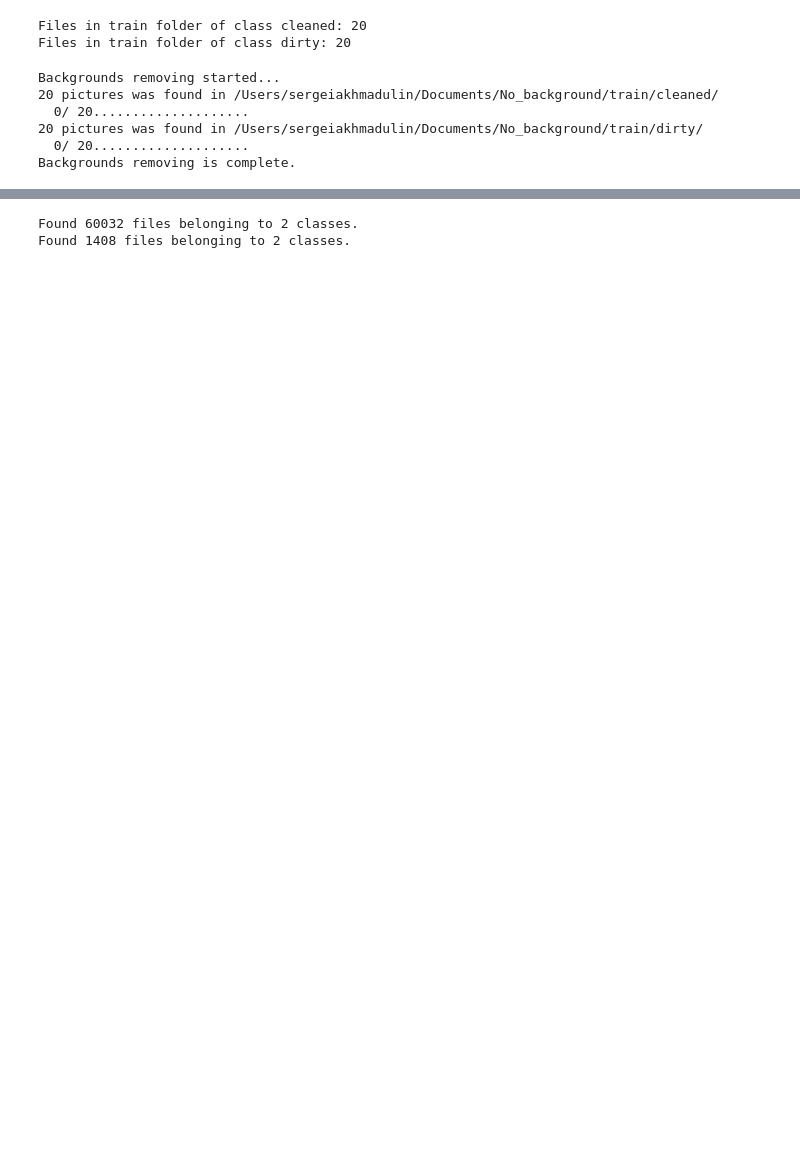
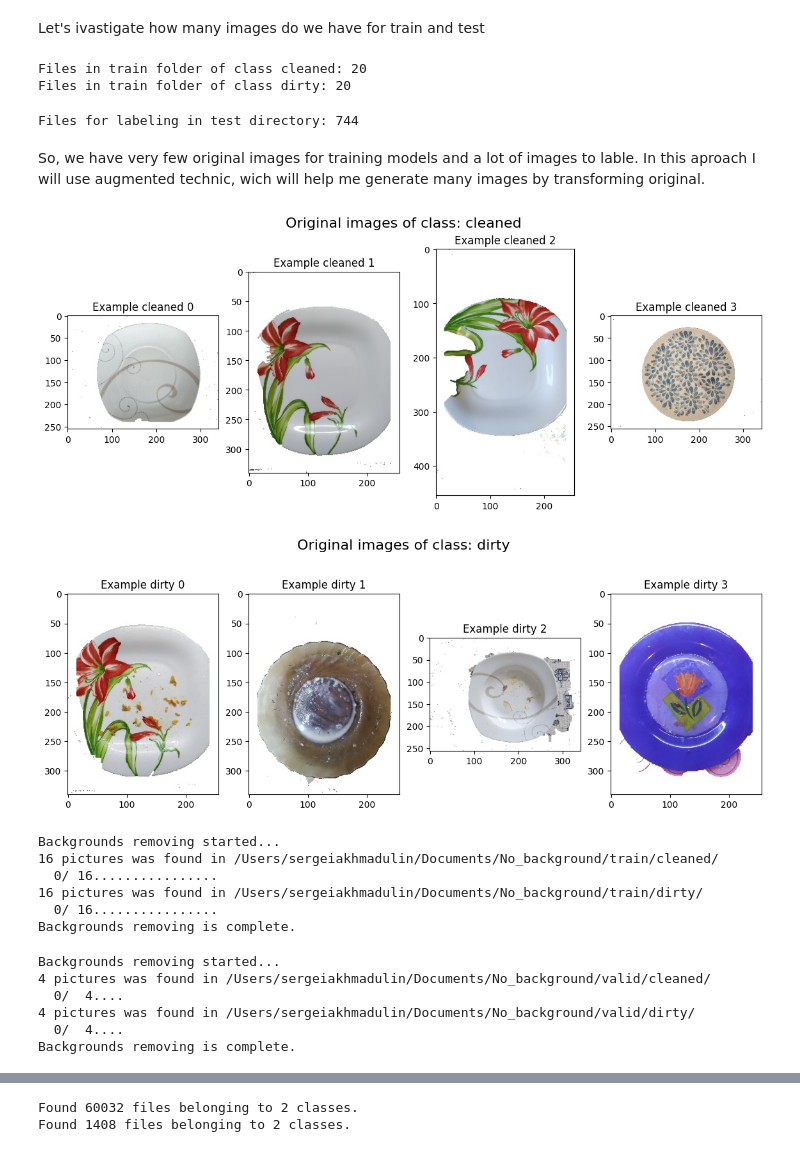
Before and after one commit to SergeyAkh/Clean-Dirty, a Jupyter notebook: Model_no_background.ipynb, the cells around one changed output, grey strips where cells are left out. Saved outputs shown, nothing was run; the diff lists cells and outputs as text; code cells hidden in the pictures; blank space fills up the shorter version.

```diff
--- a/Model_no_background.ipynb
+++ b/Model_no_background.ipynb
@@ -19,6 +32,11 @@ class_names = ["cleaned", "dirty"]
 train_path = "/Users/sergeiakhmadulin/Documents/No_background/train/"
 val_path = "/Users/sergeiakhmadulin/Documents/No_background/valid/"
 test_path = "/Users/sergeiakhmadulin/Documents/No_background/test/"
+# %%
+orig_img = re.compile(r'^\d{4}\.jpg$')
+augm_image = re.compile(r'augmented_image_\d{4}\.jpg_\d+')
+# %% [markdown]
+Let's ivastigate how many images do we have for train and test
 # %%
 for class_name in class_names:
     full_path = train_path + class_name + "/"
@@ -26,6 +44,41 @@ for class_name in class_names:
 # %% [output]
 Files in train folder of class cleaned: 20
 Files in train folder of class dirty: 20
+# %%
+files = os.listdir(test_path)
+files = list(filter(lambda x: x.endswith('.jpg'), files))
+print(f"Files for labeling in test directory: {len(files)}")
+# %% [output]
+Files for labeling in test directory: 744
+# %% [markdown]
+So, we have very few original images for training models and a lot of images to lable. In this aproach I will use augmented technic, wich will help me generate many images by transforming original.
+# %%
+def show_some_images(path, class_name, augmented = False, name_table = "Original"):
+    full_path = train_path + class_name + "/"
+    files = os.listdir(full_path)
+    files = list(filter(lambda item: orig_img.match(item), files))
+    if augmented:
+        files = os.listdir(full_path)
+        files = list(filter(lambda item: augm_image.match(item), files))
+
+    files = [os.path.join(full_path, filename) for filename in files]
+
+    fig, axes = plt.subplots(1, 4, figsize=(14, 5))
+    fig.suptitle(f'{name_table} images of class: {class_name}', fontsize=16)
+
+    # Plot the first 4 images of each class
+    for i, image in enumerate(files[:4]):
+        img = tf.keras.utils.load_img(image)
+        axes[i].imshow(img)
+        axes[i].set_title(f'Example {class_name} {i}')
+
+    plt.show()
+# %%
+for i in range(2):
+    show_some_images(train_path,class_names[i])
+# %% [output]
+[figure, added]
+[figure, added]
 # %%
 class MyRemoveBackground:
     """Remove images background.
@@ -95,8 +148,20 @@ remove_background(image_roots=[os.path.join(train_path, 'cleaned/'),
                               ])
 # %% [output]
 Backgrounds removing started...
-20 pictures was found in /Users/sergeiakhmadulin/Documents/No_background/train/cleaned/
-  0/ 20....................
-20 pictures was found in /Users/sergeiakhmadulin/Documents/No_background/train/dirty/
-  0/ 20....................
+16 pictures was found in /Users/sergeiakhmadulin/Documents/No_background/train/cleaned/
+  0/ 16................
+16 pictures was found in /Users/sergeiakhmadulin/Documents/No_background/train/dirty/
+  0/ 16................
 Backgrounds removing is complete.
+# %%
+remove_background(image_roots=[os.path.join(val_path, 'cleaned/'),
+                               os.path.join(val_path, 'dirty/')
+#                                ,os.path.join(data_root, 'test/')
+                              ])
+# %% [output]
+Backgrounds removing started...
+4 pictures was found in /Users/sergeiakhmadulin/Documents/No_background/valid/cleaned/
+  0/  4....
+4 pictures was found in /Users/sergeiakhmadulin/Documents/No_background/valid/dirty/
+  0/  4....
+Backgrounds removing is complete.
```
Also changed, not shown: parts of 61 cells of this notebook.
